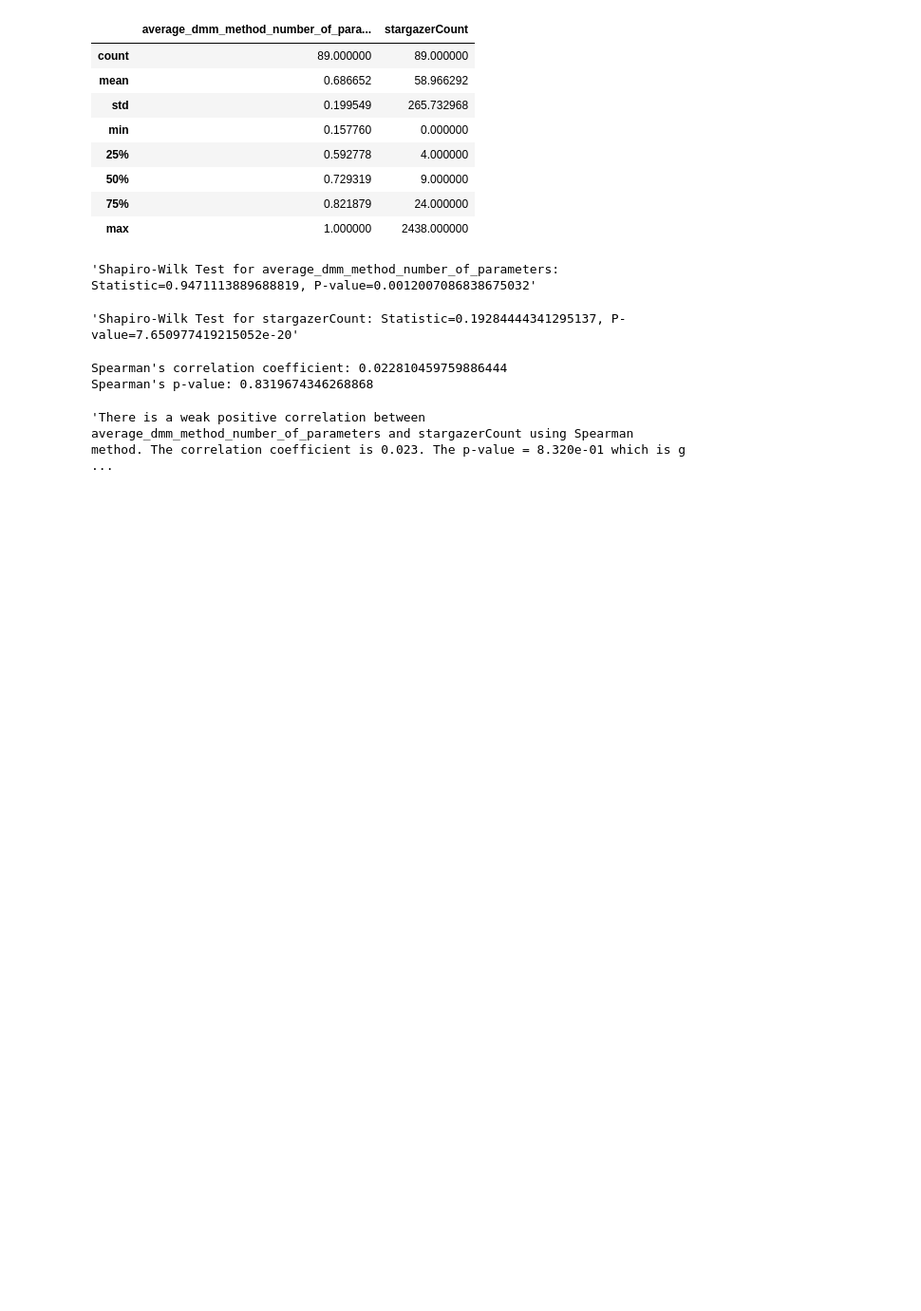
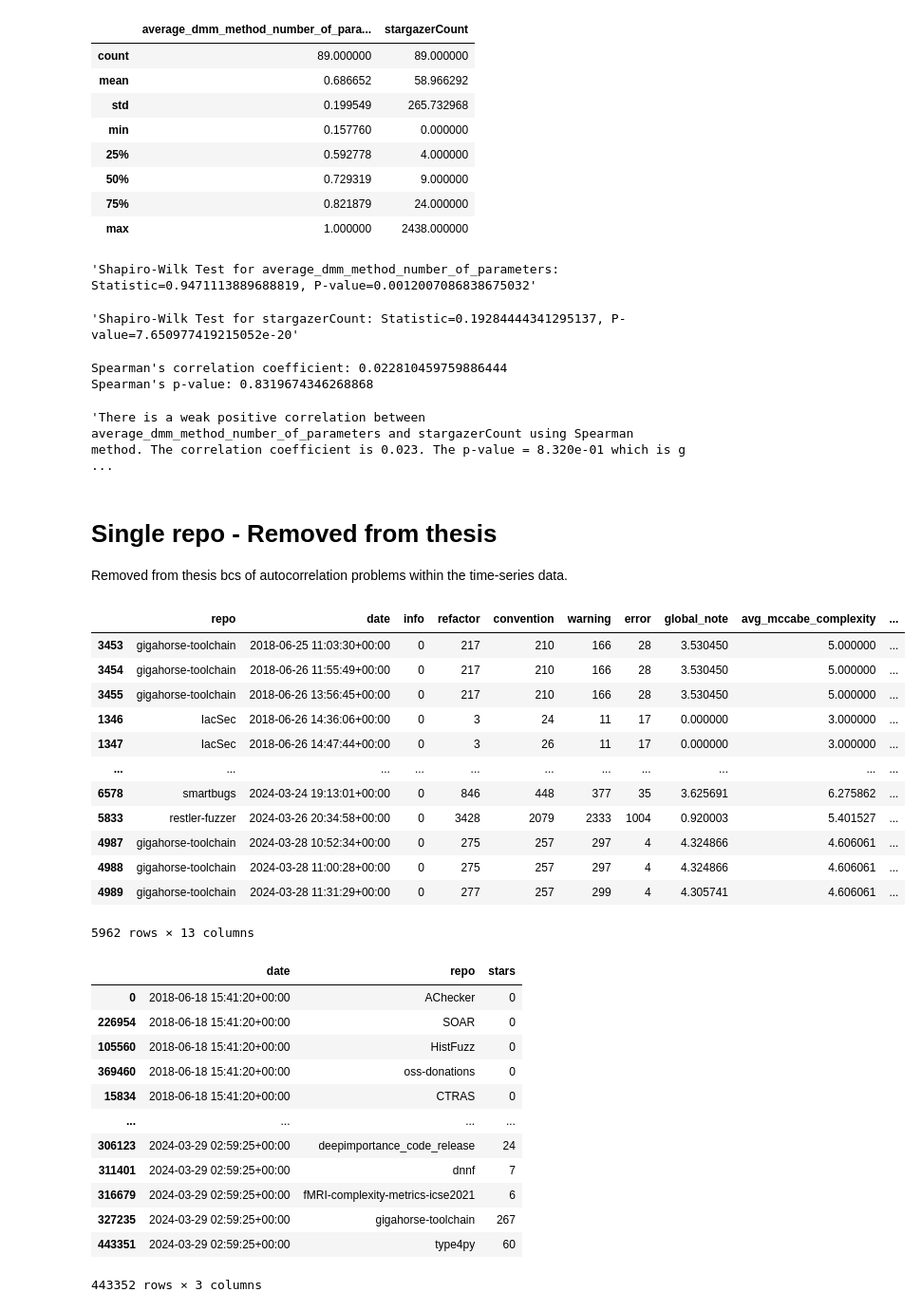
Before and after one commit to Majistaten/PyCIRAS, a Jupyter notebook: notebooks/Untitled.ipynb, the cells around one changed output. Shown at 95% size. Saved outputs shown, nothing was run; the diff lists cells and outputs as text; code cells hidden in the pictures; blank space fills up the shorter version.

Commit message:
Moved inter-repo corr test to untitled

```diff
--- a/notebooks/Untitled.ipynb
+++ b/notebooks/Untitled.ipynb
@@ -996,3 +996,6 @@ display(report)
 Spearman's correlation coefficient: 0.022810459759886444
 Spearman's p-value: 0.8319674346268868
 'There is a weak positive correlation between average_dmm_method_number_of_parameters and stargazerCount using Spearman method. The correlation coefficient is 0.023. The p-value = 8.320e-01 which is g ...
+# %% [markdown]
+# Single repo - Removed from thesis
+Removed from thesis bcs of autocorrelation problems within the time-series data.
@@ -998,0 +1008,52 @@ Spearman's p-value: 0.8319674346268868
+# %%
+# Laod the data frames and transform date to datetime
+base_csv_path = '../out/data/2024-03-29_11-30/'
+lint_df = pd.read_csv(base_csv_path + '/lint.csv')
+lint_df['date'] = pd.to_datetime(lint_df['date'])
+stargazers_df = pd.read_csv(base_csv_path + 'stargazers.csv')
+stargazers_df['date'] = pd.to_datetime(stargazers_df['date'])
+# display(stargazers_df.head())
+# display(lint_df.head())
+# %%
+# Compress the lint dataframe to only include columns that are relevant, also sort by date
+compressed_lint_df = lint_df[['repo', 'date', 'info',
+                         'refactor', 'convention',
+                         'warning', 'error', 'global_note',
+                         'avg_mccabe_complexity', 'undocumented.function',
+                         'undocumented.klass', 'undocumented.method',
+                         'undocumented.module']].sort_values('date', ascending=True)
+# Get the first date from stargazers
+start_date = stargazers_df['date'].min()
+# Remove all commit data made before the first star data
+compressed_lint_df = compressed_lint_df[(compressed_lint_df['date'] >= start_date)]
+# Flip the stargazers dataframe and sort by date
+stargazers_df_melted = stargazers_df.melt(id_vars=['date'], var_name='repo', value_name='stars').sort_values('date', ascending=True)
+display(compressed_lint_df)
+display(stargazers_df_melted)
+# %% [output]
+|  | repo | date | info | refactor | convention | warning | error | global_note | avg_mccabe_complexity | ... |
+| 3453 | gigahorse-toolchain | 2018-06-25 11:03:30+00:00 | 0 | 217 | 210 | 166 | 28 | 3.530450 | 5.000000 | ... |
+| 3454 | gigahorse-toolchain | 2018-06-26 11:55:49+00:00 | 0 | 217 | 210 | 166 | 28 | 3.530450 | 5.000000 | ... |
+| 3455 | gigahorse-toolchain | 2018-06-26 13:56:45+00:00 | 0 | 217 | 210 | 166 | 28 | 3.530450 | 5.000000 | ... |
+| 1346 | IacSec | 2018-06-26 14:36:06+00:00 | 0 | 3 | 24 | 11 | 17 | 0.000000 | 3.000000 | ... |
+| 1347 | IacSec | 2018-06-26 14:47:44+00:00 | 0 | 3 | 26 | 11 | 17 | 0.000000 | 3.000000 | ... |
+| ... | ... | ... | ... | ... | ... | ... | ... | ... | ... | ... |
+| 6578 | smartbugs | 2024-03-24 19:13:01+00:00 | 0 | 846 | 448 | 377 | 35 | 3.625691 | 6.275862 | ... |
+| 5833 | restler-fuzzer | 2024-03-26 20:34:58+00:00 | 0 | 3428 | 2079 | 2333 | 1004 | 0.920003 | 5.401527 | ... |
+| 4987 | gigahorse-toolchain | 2024-03-28 10:52:34+00:00 | 0 | 275 | 257 | 297 | 4 | 4.324866 | 4.606061 | ... |
+| 4988 | gigahorse-toolchain | 2024-03-28 11:00:28+00:00 | 0 | 275 | 257 | 297 | 4 | 4.324866 | 4.606061 | ... |
+| 4989 | gigahorse-toolchain | 2024-03-28 11:31:29+00:00 | 0 | 277 | 257 | 299 | 4 | 4.305741 | 4.606061 | ... |
+5962 rows × 13 columns
+|  | date | repo | stars |
+| 0 | 2018-06-18 15:41:20+00:00 | AChecker | 0 |
+| 226954 | 2018-06-18 15:41:20+00:00 | SOAR | 0 |
+| 105560 | 2018-06-18 15:41:20+00:00 | HistFuzz | 0 |
+| 369460 | 2018-06-18 15:41:20+00:00 | oss-donations | 0 |
+| 15834 | 2018-06-18 15:41:20+00:00 | CTRAS | 0 |
+| ... | ... | ... | ... |
+| 306123 | 2024-03-29 02:59:25+00:00 | deepimportance_code_release | 24 |
+| 311401 | 2024-03-29 02:59:25+00:00 | dnnf | 7 |
+| 316679 | 2024-03-29 02:59:25+00:00 | fMRI-complexity-metrics-icse2021 | 6 |
+| 327235 | 2024-03-29 02:59:25+00:00 | gigahorse-toolchain | 267 |
+| 443351 | 2024-03-29 02:59:25+00:00 | type4py | 60 |
+443352 rows × 3 columns
```
Also changed, not shown: parts of 8 cells of this notebook.
